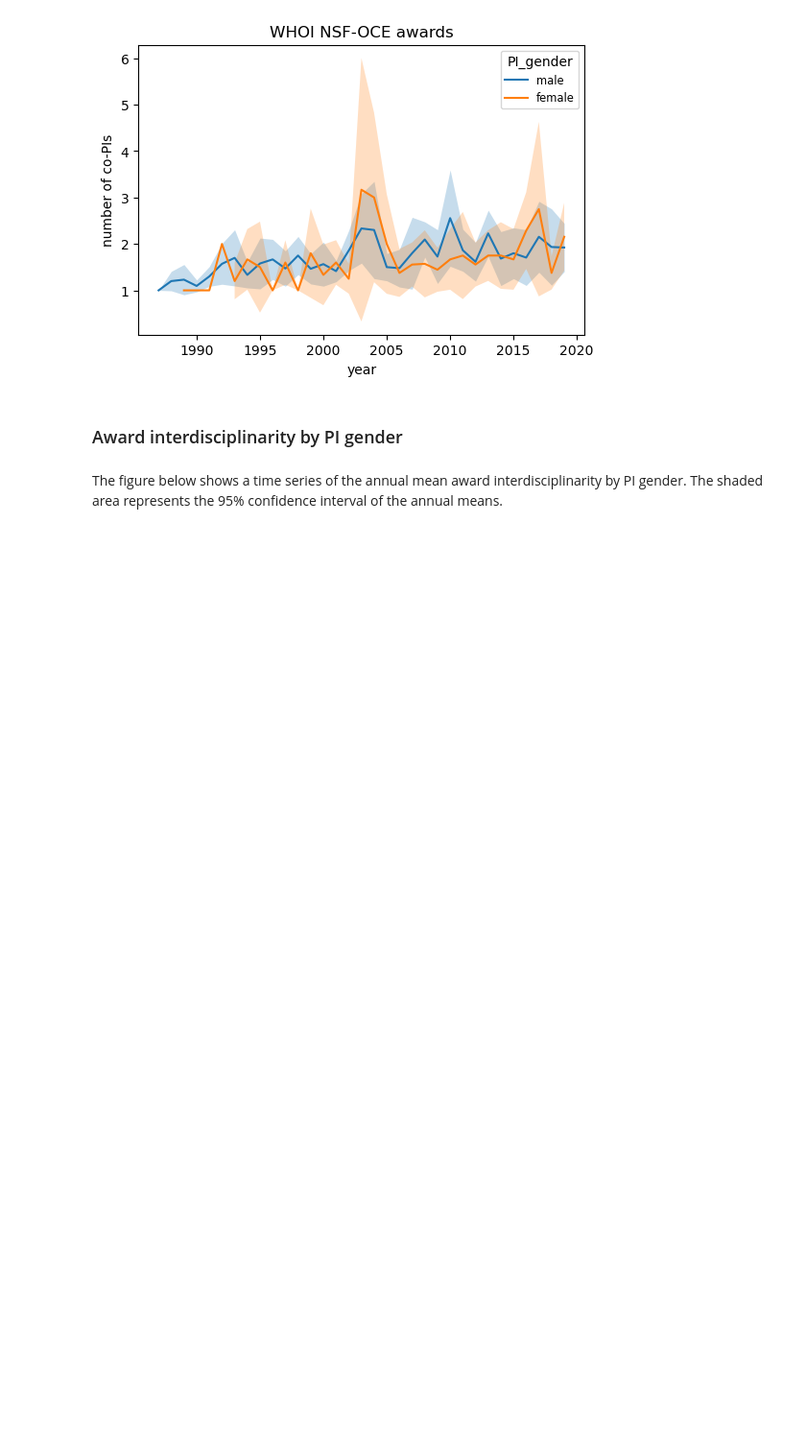
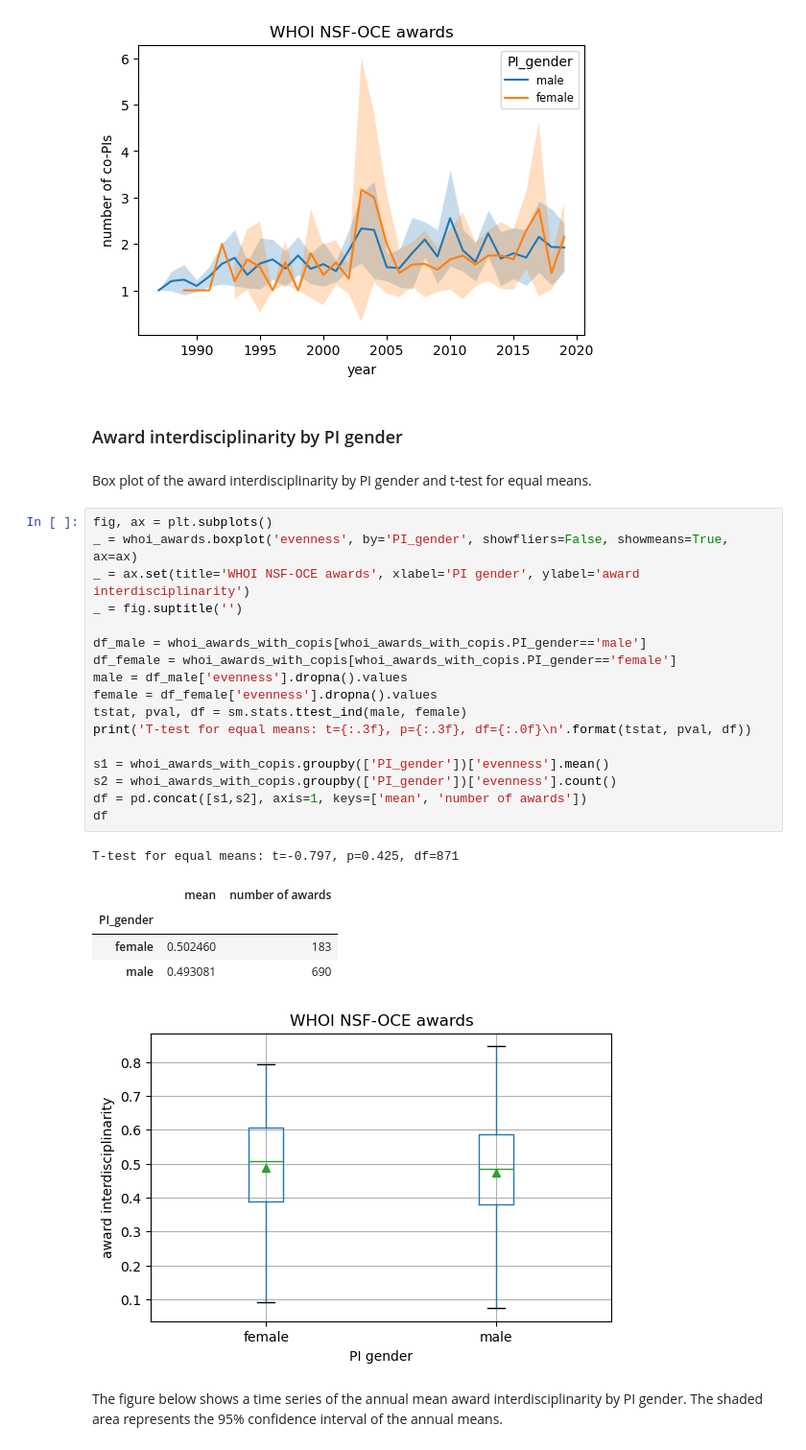
Before and after one commit to idlima/nsf-oce-gender, a Jupyter notebook: 06_analysis_whoi.ipynb, the cells around one changed output. Shown at 96% size. Cells and saved outputs as stored; diff of their text form; blank space fills up the shorter version.

```diff
--- a/06_analysis_whoi.ipynb
+++ b/06_analysis_whoi.ipynb
@@ -238,6 +264,32 @@ _ = ax.set(ylabel='number of co-PIs', title='WHOI NSF-OCE awards')
 [figure]
 # %% [markdown]
 ### Award interdisciplinarity by PI gender
+# %% [markdown]
+Box plot of the award interdisciplinarity by PI gender and t-test for equal means.
+# %%
+fig, ax = plt.subplots()
+_ = whoi_awards.boxplot('evenness', by='PI_gender', showfliers=False, showmeans=True, ax=ax)
+_ = ax.set(title='WHOI NSF-OCE awards', xlabel='PI gender', ylabel='award interdisciplinarity')
+_ = fig.suptitle('')
+
+df_male = whoi_awards_with_copis[whoi_awards_with_copis.PI_gender=='male']
+df_female = whoi_awards_with_copis[whoi_awards_with_copis.PI_gender=='female']
+male = df_male['evenness'].dropna().values
+female = df_female['evenness'].dropna().values
+tstat, pval, df = sm.stats.ttest_ind(male, female)
+print('T-test for equal means: t={:.3f}, p={:.3f}, df={:.0f}\n'.format(tstat, pval, df))
+
+s1 = whoi_awards_with_copis.groupby(['PI_gender'])['evenness'].mean()
+s2 = whoi_awards_with_copis.groupby(['PI_gender'])['evenness'].count()
+df = pd.concat([s1,s2], axis=1, keys=['mean', 'number of awards'])
+df
+# %% [output]
+T-test for equal means: t=-0.797, p=0.425, df=871
+|  | mean | number of awards |
+| PI_gender |  |  |
+| female | 0.502460 | 183 |
+| male | 0.493081 | 690 |
+[figure, added]
 # %% [markdown]
 The figure below shows a time series of the annual mean award interdisciplinarity by PI gender. The shaded area represents the 95% confidence interval of the annual means.
 # %%
```
Also changed, not shown: parts of 5 cells of this notebook.
